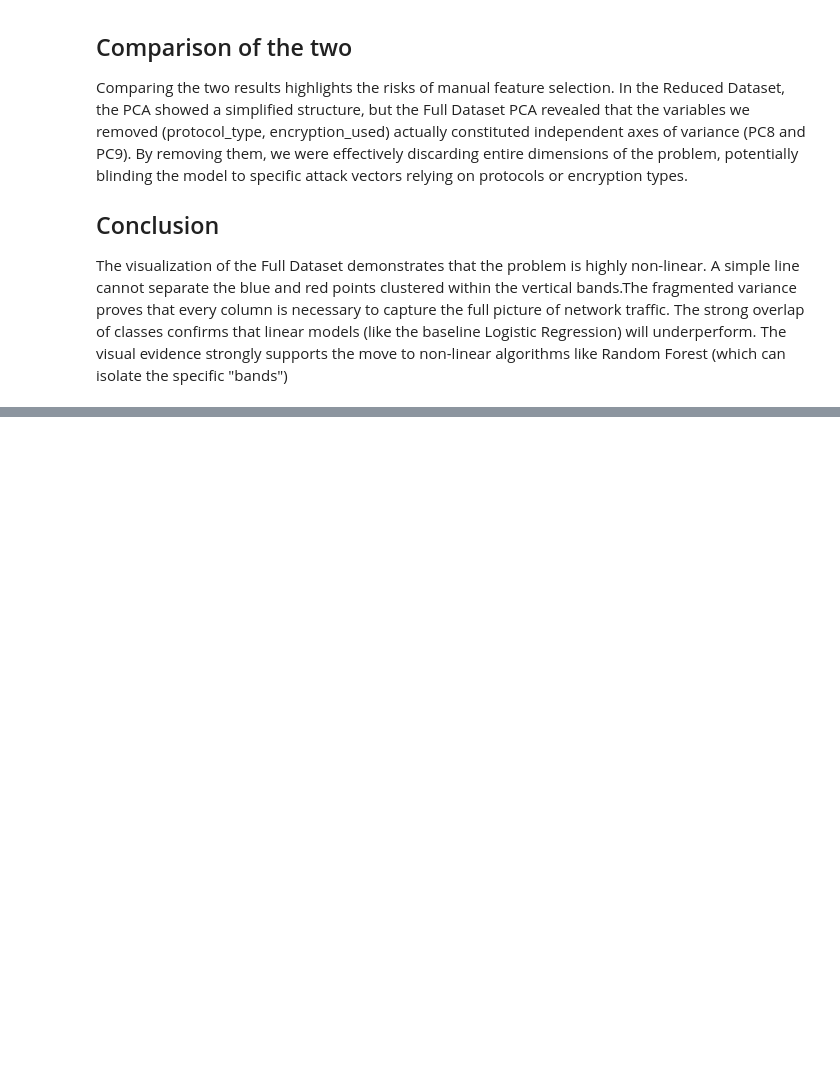
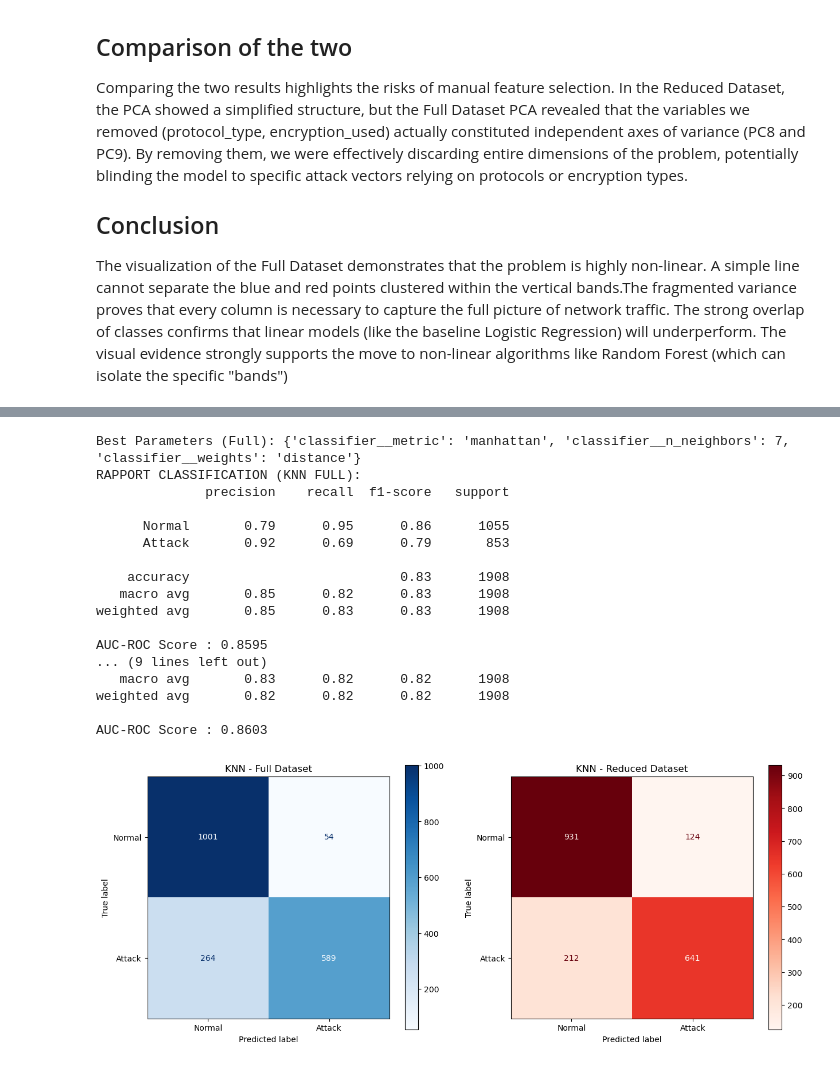
Before and after one commit to mangoshaker/Cybersecurity-Intrusion-Detection, a Jupyter notebook: Preprocessing_numerotation.ipynb, the cells around one changed output, grey strips where cells are left out. Drawn from its saved outputs; the diff is of its cells as text; code cells hidden in the pictures; blank space fills up the shorter version.

```diff
--- a/Preprocessing_numerotation.ipynb
+++ b/Preprocessing_numerotation.ipynb
@@ -318,7 +347,7 @@ param_grid_knn = {
 
 #Full dataSet
 pipeline_knn_full = Pipeline([
-    ('preprocessor', preprocessor_lr),
+    ('preprocessor', preprocessor),
     ('classifier', KNeighborsClassifier())
 ])
 
@@ -337,30 +366,49 @@ pipeline_knn_reduced = Pipeline([
 ])
 
 grid_search_knn_reduced = GridSearchCV(pipeline_knn_reduced, param_grid_knn, cv=5, scoring='recall', n_jobs=-1)
 grid_search_knn_reduced.fit(X_train_reduced, y_train_reduced)
 
 best_model_knn_reduced = grid_search_knn_reduced.best_estimator_
 y_pred_reduced = best_model_knn_reduced.predict(X_test_reduced)
 y_proba_reduced = best_model_knn_reduced.predict_proba(X_test_reduced)[:, 1]
 
 # Results
 print(f"\nBest Parameters (Full): {grid_search_knn_full.best_params_}")
 print("RAPPORT CLASSIFICATION (KNN FULL):")
 print(classification_report(y_test, y_pred_full, target_names=['Normal', 'Attack']))
 print(f"AUC-ROC Score : {roc_auc_score(y_test, y_proba_full):.4f}")
 
 print(f"\nBest Parameters (Reduced): {grid_search_knn_reduced.best_params_}")
 print("RAPPORT CLASSIFICATION (KNN REDUCED):")
 print(classification_report(y_test_reduced, y_pred_reduced, target_names=['Normal', 'Attack']))
 print(f"AUC-ROC Score : {roc_auc_score(y_test_reduced, y_proba_reduced):.4f}")
 
 # Matrices de Confusion
 fig, axes = plt.subplots(1, 2, figsize=(15, 6))
 
 ConfusionMatrixDisplay.from_predictions(y_test, y_pred_full, display_labels=['Normal', 'Attack'], cmap='Blues', ax=axes[0])
 axes[0].set_title("KNN - Full Dataset")
 
 ConfusionMatrixDisplay.from_predictions(y_test_reduced, y_pred_reduced, display_labels=['Normal', 'Attack'], cmap='Reds', ax=axes[1])
 axes[1].set_title("KNN - Reduced Dataset")
 
 plt.show()
+# %% [output]
+Best Parameters (Full): {'classifier__metric': 'manhattan', 'classifier__n_neighbors': 7, 'classifier__weights': 'distance'}
+RAPPORT CLASSIFICATION (KNN FULL):
+              precision    recall  f1-score   support
+
+      Normal       0.79      0.95      0.86      1055
+      Attack       0.92      0.69      0.79       853
+
+    accuracy                           0.83      1908
+   macro avg       0.85      0.82      0.83      1908
+weighted avg       0.85      0.83      0.83      1908
+
+AUC-ROC Score : 0.8595
+... (9 lines left out)
+   macro avg       0.83      0.82      0.82      1908
+weighted avg       0.82      0.82      0.82      1908
+
+AUC-ROC Score : 0.8603
+[figure, added]
```
Also changed, not shown: parts of 4 cells of this notebook, 1 other file.
